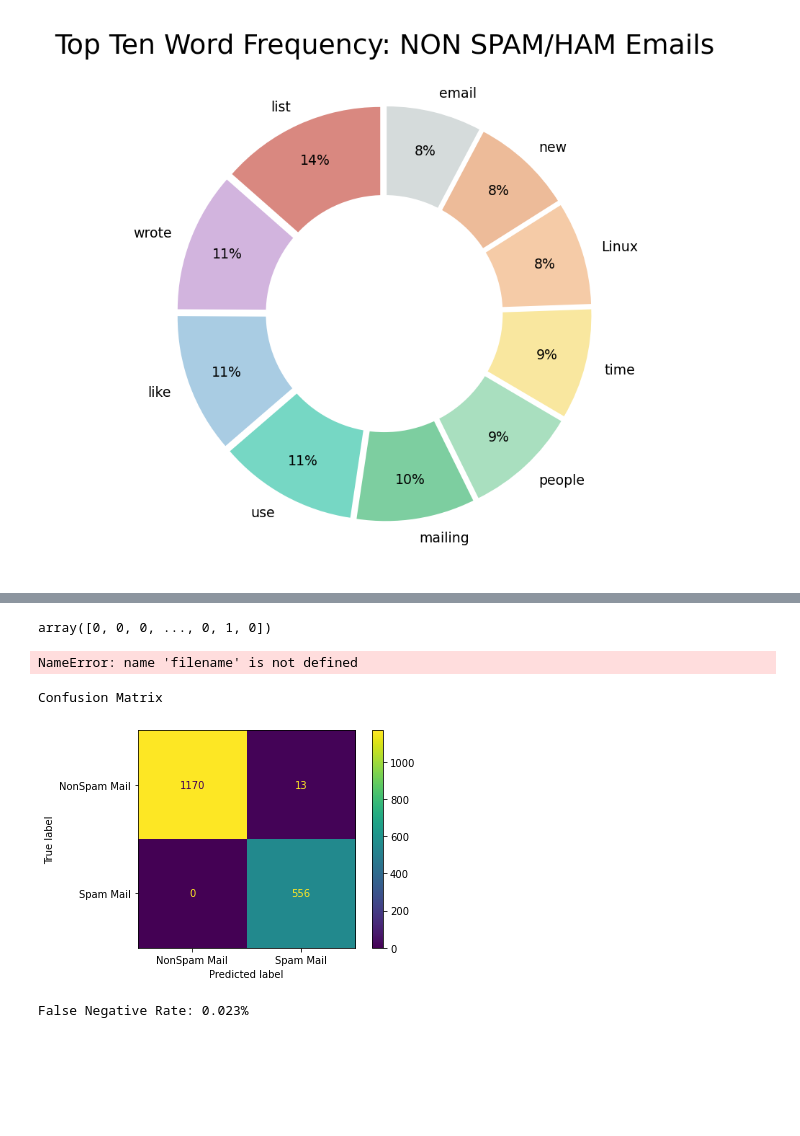
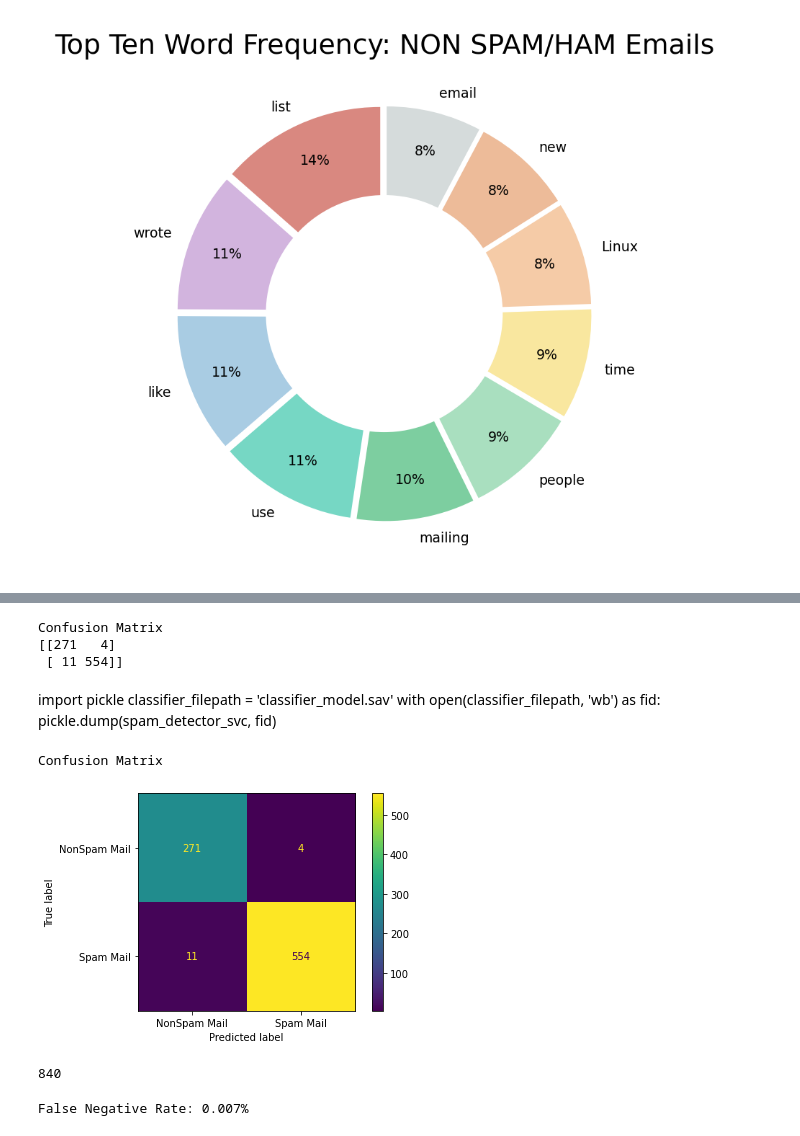
Before and after one commit to RachaelGail/masters_project, a Jupyter notebook: V4.1_SpamFilterwithSVM.ipynb, the cells around one changed output, grey strips where cells are left out. Drawn from its saved outputs; the diff is of its cells as text; code cells hidden in the pictures; blank space fills up the shorter version.

```diff
--- a/V4.1_SpamFilterwithSVM.ipynb
+++ b/V4.1_SpamFilterwithSVM.ipynb
@@ -408,5 +650,9 @@ plt.show()
+# %%
+data_test = data[0:2800]
+verification_data = data[2801:3792]
 # %%
-X_train, X_test, y_train, y_test = train_test_split(data.MESSAGE, data.CATEGORY, test_size=0.3, random_state=43)
+X_train, X_test, y_train, y_test = train_test_split(data_test.MESSAGE, data_test.CATEGORY,
+                                                    test_size=0.3, random_state=43)
 # %%
 tfidf_vectorizer = TfidfVectorizer(stop_words=all_stop_words, max_df=0.25)
 # unstand the max_df number and how does it affect the vectorizer
@@ -419,7 +661,8 @@ pandas.core.series.Series
 # %%
-spam_detector_svc = SGDClassifier().fit(tfidf_train, y_train)
+spam_detector_svc_OG = SGDClassifier().fit(tfidf_train, y_train)
 #SGDClassifer is part of sklearn package - linear classifier, sensitive to feature scaling.
 #technically a SVM linear classifer, the training algorithm using ...
 #check its loss functions (similar to neural network)
 # %%
-predictions = spam_detector_svc.predict(tfidf_test)
+predictions_OG = spam_detector_svc_OG.predict(tfidf_test)
+predictions_OG
@@ -426,38 +687,40 @@ predictions = spam_detector_svc.predict(tfidf_test)
-# %%
-predictions
-# %% [output]
-array([0, 0, 0, ..., 0, 1, 0])
 # %%
-# print("Confusion Matrix")
-# print(confusion_matrix(predictions, y_test))
+print("Confusion Matrix")
+print(confusion_matrix(predictions_OG, y_test))
+# %% [output]
+Confusion Matrix
+[[271   4]
+ [ 11 554]]
-# %%
-import pickle
-classifier_filepath = 'classifier_model.sav'
-with open(classifier_filepath, 'wb') as fid:
-    pickle.dump(spam_detector_svc, fid)
-# %% [output]
-NameError: name 'filename' is not defined
+# %% [markdown]
+import pickle
+classifier_filepath = 'classifier_model.sav'
+with open(classifier_filepath, 'wb') as fid:
+pickle.dump(spam_detector_svc, fid)
 # %%
-cm = confusion_matrix(predictions, y_test)
+cm = confusion_matrix(predictions_OG, y_test)
 target_names = ['NonSpam Mail', 'Spam Mail']
 disp = ConfusionMatrixDisplay(confusion_matrix=cm, display_labels=target_names)
 disp.plot()
 print("Confusion Matrix")
 plt.draw()
 # %% [output]
 Confusion Matrix
-[figure, old version]
+[figure, new version]
+# %%
+len(predictions_OG)
+# %% [output]
+840
 # %%
 #get the False Neg Rates:
 from sklearn.metrics import recall_score
-tpr = recall_score(y_test, predictions)
-tnr = recall_score(y_test, predictions)
+tpr = recall_score(y_test, predictions_OG)
+tnr = recall_score(y_test, predictions_OG)
 fpr = 1 - tnr
 fnr = 1 - tpr
 
 print('False Negative Rate: {:.3f}%'.format(fnr))   #FNR for 1st class will be at index 0
 # %% [output]
-False Negative Rate: 0.023%
+False Negative Rate: 0.007%
 # %%
 print("Classificaion Report")
 
```
Also changed, not shown: parts of 104 cells of this notebook, 1 other file.
